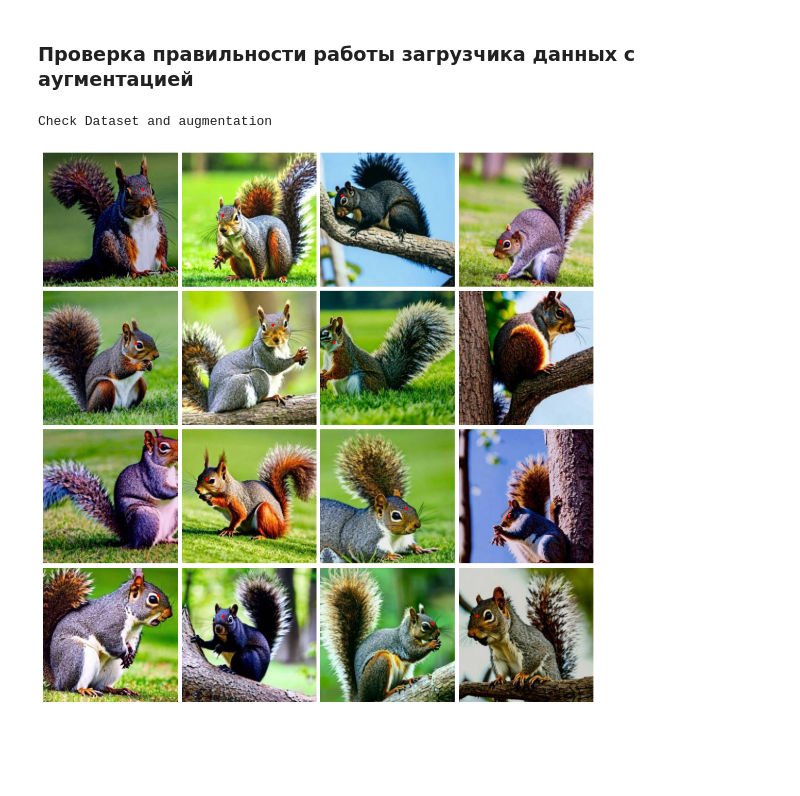
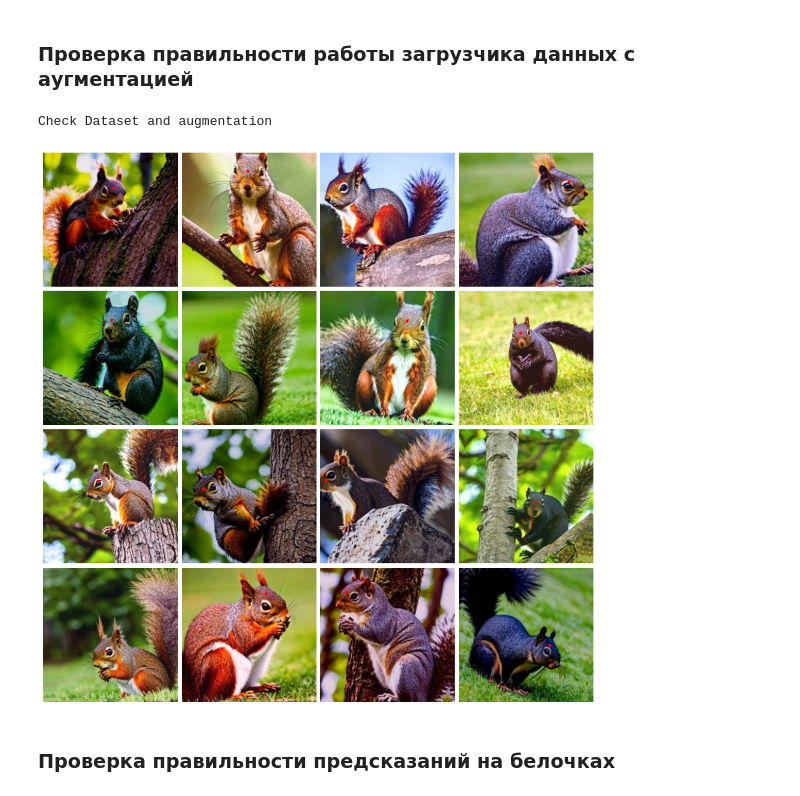
Before and after one commit to fds-git/keypoint, a Jupyter notebook: checker.ipynb, the cells around one changed output. Drawn from its saved outputs; the diff is of its cells as text; code cells hidden in the pictures; blank space fills up the shorter version.

```diff
--- a/checker.ipynb
+++ b/checker.ipynb
@@ -89,7 +83,9 @@ data_loader = DataLoader(dataset, batch_size=16, shuffle=False, num_workers=num_
 iterator = iter(data_loader)
 # %%
 data = next(iterator)
-visualize_batch(data[0]/255.0, data[1], size = 14, shape = (4, 4), title = 'Check Dataset and augmentation', save = False)
+visualize_batch(data[0]/255.0, data[2], size = 14, shape = (4, 4), title = 'Check Dataset and augmentation', save = False)
 # %% [output]
 Check Dataset and augmentation
-[figure, old version]
+[figure, new version]
+# %% [markdown]
+### Проверка правильности предсказаний на белочках
```
Also changed, not shown: parts of 1 cell of this notebook, 6 other files.
